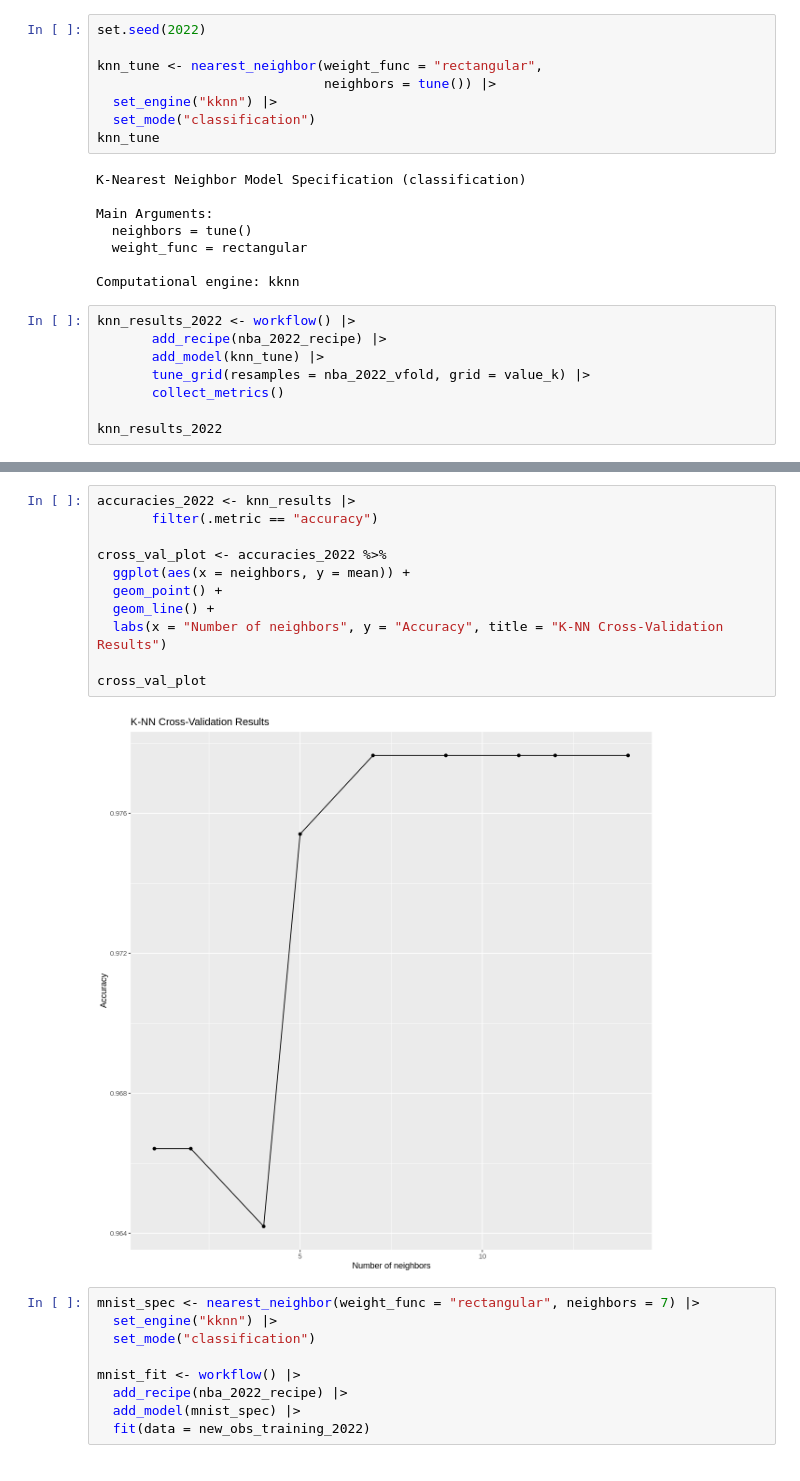
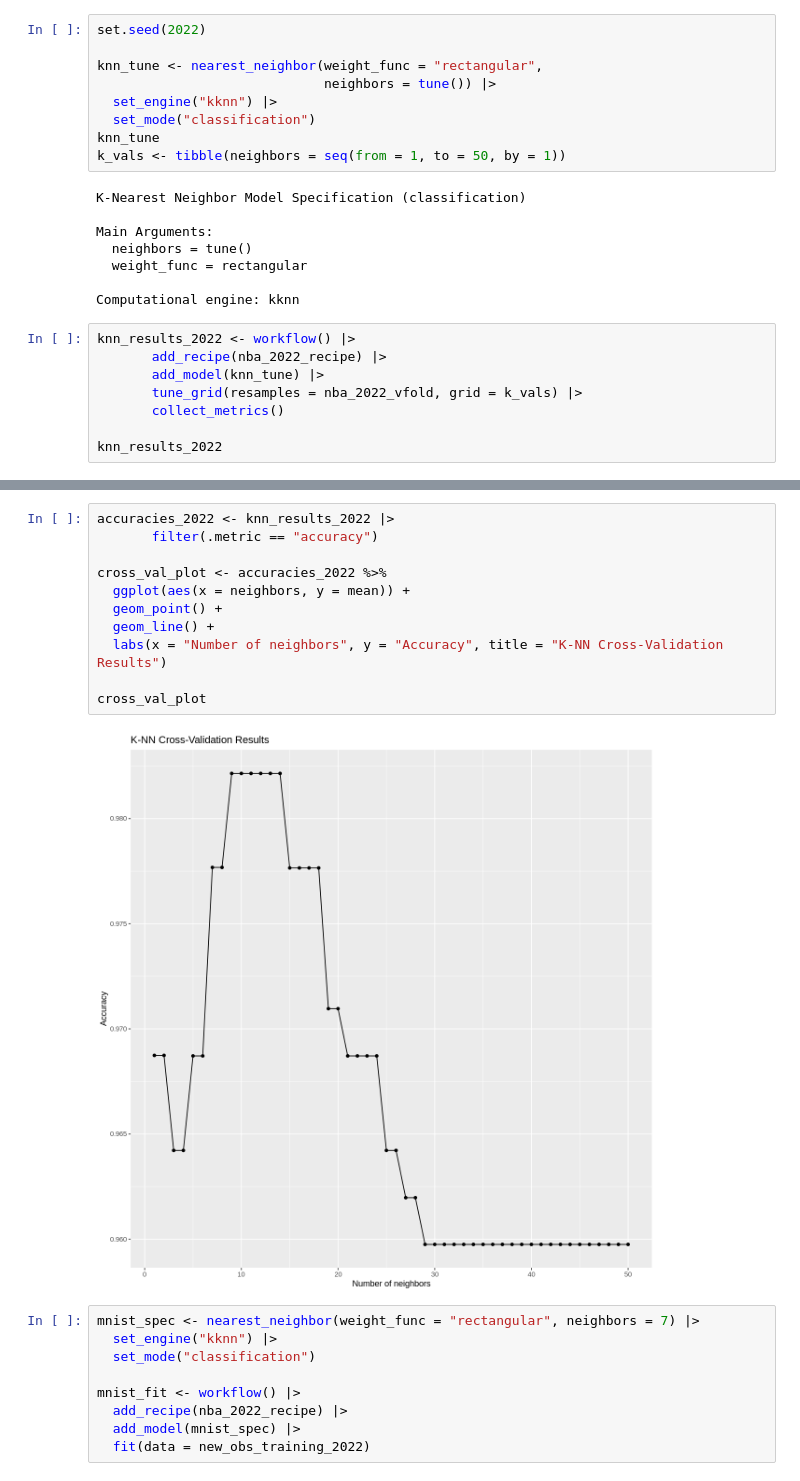
Before and after one commit to DrakenRaptor/Section006-28-Proposal, a Jupyter notebook: ProjectTrial.ipynb, the cells around one changed output, grey strips where cells are left out. Drawn from its saved outputs; the diff is of its cells as text.

Commit message:
Fixed a little bugs on knn_results

```diff
--- a/ProjectTrial.ipynb
+++ b/ProjectTrial.ipynb
@@ -746,6 +746,7 @@ knn_tune <- nearest_neighbor(weight_func = "rectangular",
   set_engine("kknn") |>
   set_mode("classification")
 knn_tune
+k_vals <- tibble(neighbors = seq(from = 1, to = 50, by = 1))
 # %% [output]
 K-Nearest Neighbor Model Specification (classification)
 
@@ -758,7 +759,7 @@ Computational engine: kknn
 knn_results_2022 <- workflow() |>
        add_recipe(nba_2022_recipe) |>
        add_model(knn_tune) |>
-       tune_grid(resamples = nba_2022_vfold, grid = value_k) |>
+       tune_grid(resamples = nba_2022_vfold, grid = k_vals) |>
        collect_metrics()
 
 knn_results_2022
@@ -776,16 +777,16 @@ A tibble: 38 × 7
 # %%
-accuracies_2022 <- knn_results |>
+accuracies_2022 <- knn_results_2022 |>
        filter(.metric == "accuracy")
 
 cross_val_plot <- accuracies_2022 %>%
   ggplot(aes(x = neighbors, y = mean)) +
   geom_point() +
   geom_line() +
   labs(x = "Number of neighbors", y = "Accuracy", title = "K-NN Cross-Validation Results")
 
 cross_val_plot
 # %% [output]
-[figure, old version]
+[figure, new version]
 # %%
 mnist_spec <- nearest_neighbor(weight_func = "rectangular", neighbors = 7) |>
   set_engine("kknn") |>
```
Also changed, not shown: parts of 5 cells of this notebook.
